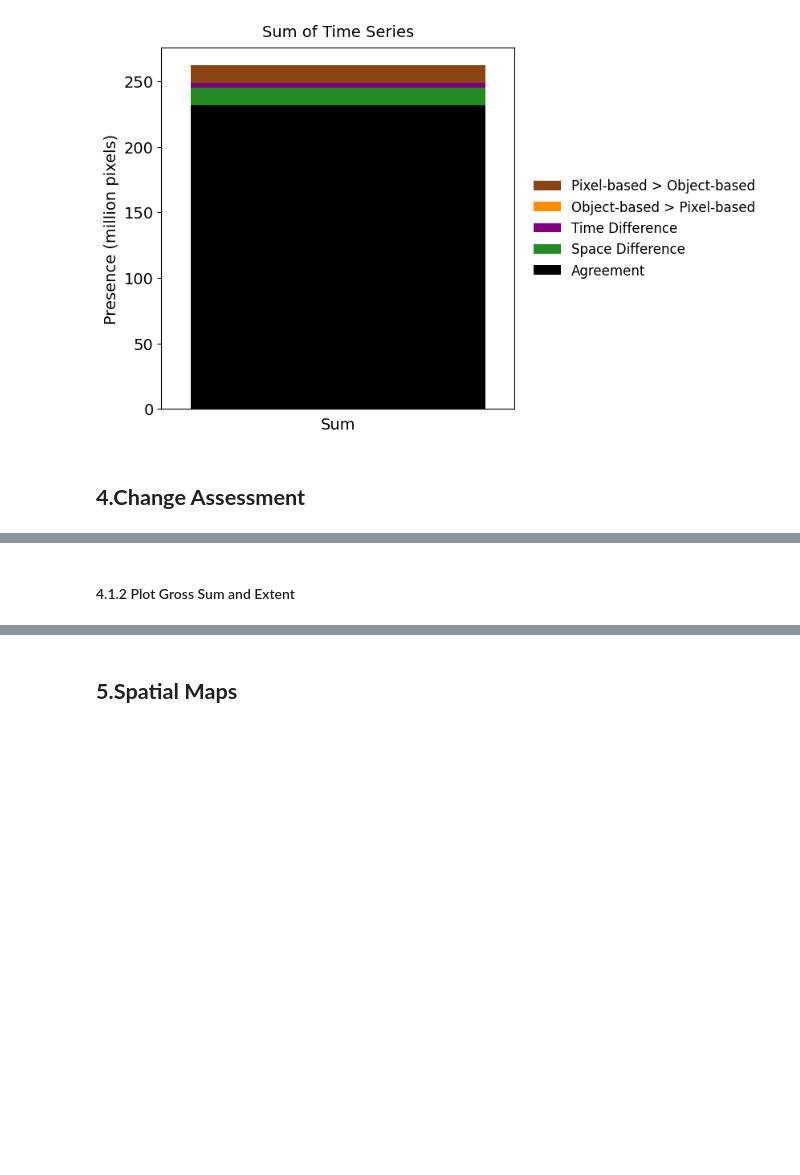
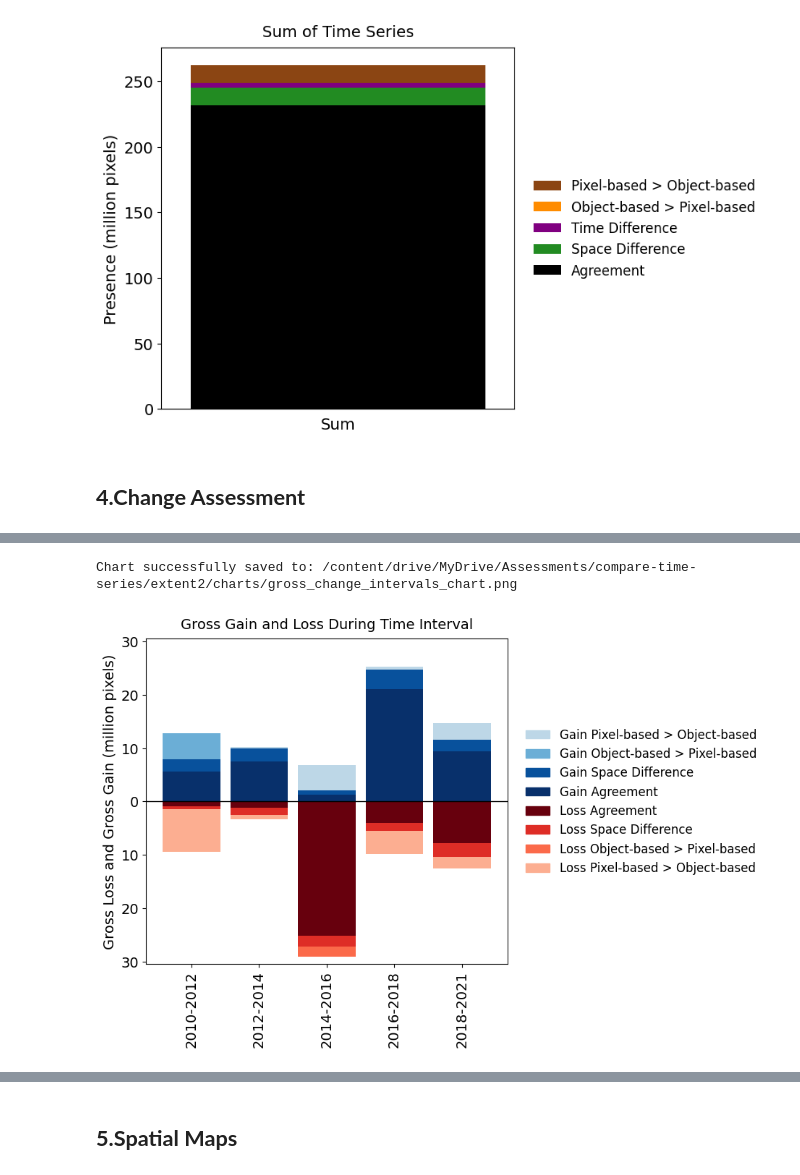
Before and after one commit to antoniovfonseca/compare-time-series, a Jupyter notebook: notebooks/comparisonTimeSeries.ipynb, the cells around one changed output, grey strips where cells are left out. Saved outputs shown, nothing was run; the diff lists cells and outputs as text; code cells hidden in the pictures; blank space fills up the shorter version.

Commit message:
presence assessment section refactored

```diff
--- a/notebooks/comparisonTimeSeries.ipynb
+++ b/notebooks/comparisonTimeSeries.ipynb
@@ -1216,4 +1066,5 @@ display(df_change_metrics)
 # %%
+# @title 4.2 Plotting Function
 def plot_gross_change_chart(
     csv_path: str,
     output_dir: str
@@ -1423,7 +1274,7 @@ def plot_gross_change_chart(
         which='major',
         labelsize=14
     )
-    plt.xticks(rotation=45)
+    plt.xticks(rotation=90)
 
     # Disable grid lines for a clean background
     ax.grid(False)
@@ -1443,33 +1294,34 @@ def plot_gross_change_chart(
         exist_ok=True
     )
 
     output_file = os.path.join(
         charts_dir,
         "gross_change_intervals_chart.png"
     )
 
     # Remove bbox_inches='tight' to preserve exact figure size
     plt.savefig(
         output_file,
         dpi=300,
         format='png'
     )
     print(f"Chart successfully saved to: {output_file}\n")
 
     plt.show()
 
 # Define the CSV path explicitly so the cell runs independently
 tables_dir = os.path.join(
     output_path,
     "tables"
 )
 change_csv_path = os.path.join(
     tables_dir,
     "change_assessment_metrics.csv"
 )
 
 # Execute the plotting function
 plot_gross_change_chart(change_csv_path, output_path)
+# %% [output]
+Chart successfully saved to: /content/drive/MyDrive/Assessments/compare-time-series/extent2/charts/gross_change_intervals_chart.png
+[figure, added]
-# %% [markdown]
-#### 4.1.2 Plot Gross Sum and Extent
 # %%
```
Also changed, not shown: parts of 20 cells of this notebook.
